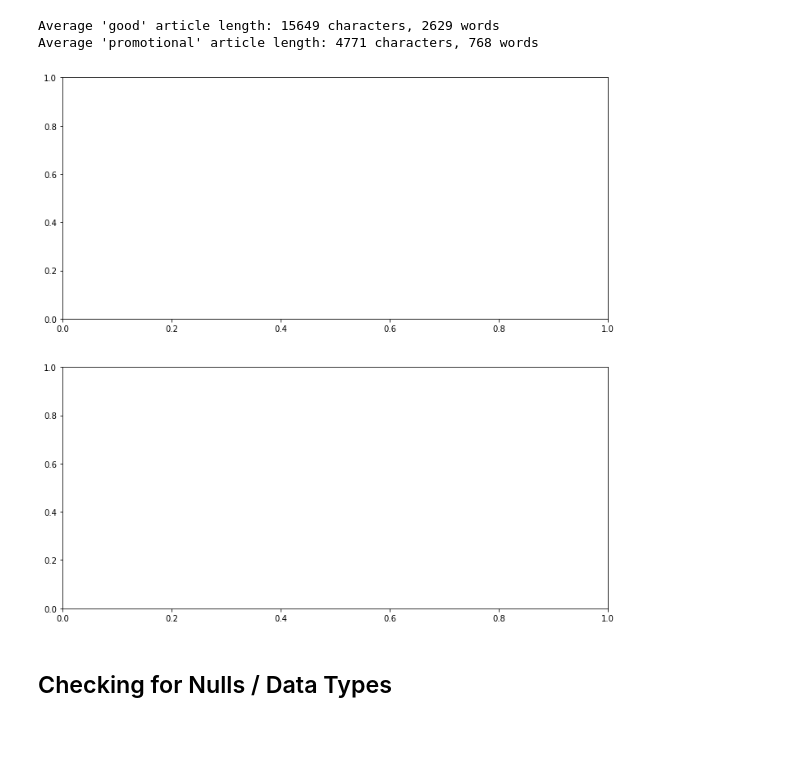
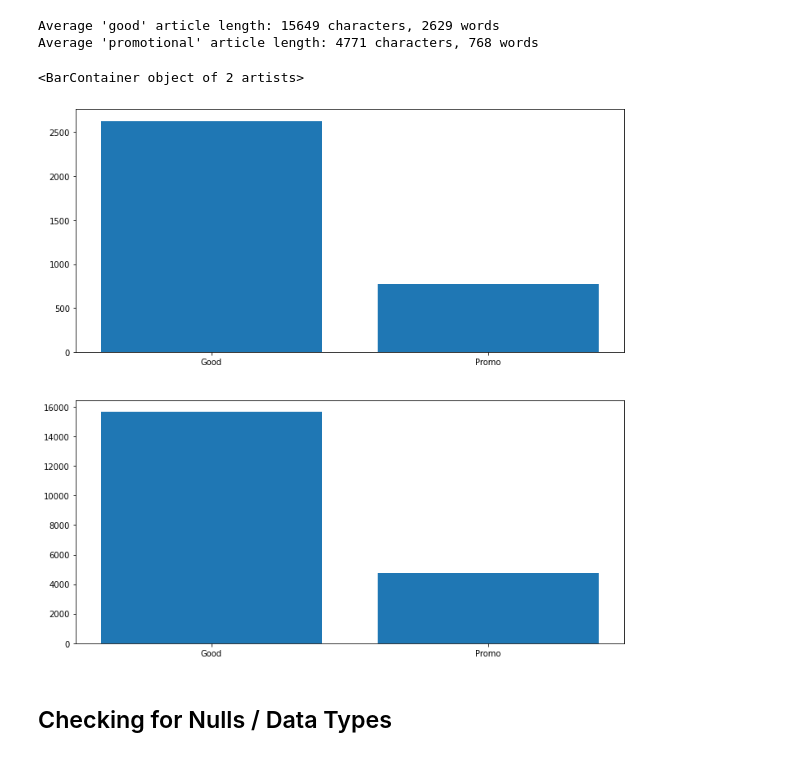
Before and after one commit to toastdeini/Wikipedia-article-quality, a Jupyter notebook: prep/EDA_Binary.ipynb, the cells around one changed output. Saved outputs shown, nothing was run; the diff lists cells and outputs as text; code cells hidden in the pictures.

```diff
--- a/prep/EDA_Binary.ipynb
+++ b/prep/EDA_Binary.ipynb
@@ -176,15 +176,18 @@ Average 'promotional' article length: 4771 characters, 768 words
 # %%
 # Visualization of average lengths
 
 fig, ax = plt.subplots(nrows=2,
                        ncols=1,
                        figsize=(12, 12))
 
-# ax[0].barh()
+ax[0].bar(x=['Good', 'Promo'],
+           height=(avg_words_good, avg_words_promo))
 
-# ax[1].barh()
+ax[1].bar(x=['Good', 'Promo'],
+          height=(avg_char_good, avg_char_promo))
 # %% [output]
+<BarContainer object of 2 artists>
-[figure, old version]
+[figure, new version]
 # %% [markdown]
 ## Checking for Nulls / Data Types
 # %%
```
Also changed, not shown: parts of 24 cells of this notebook.
